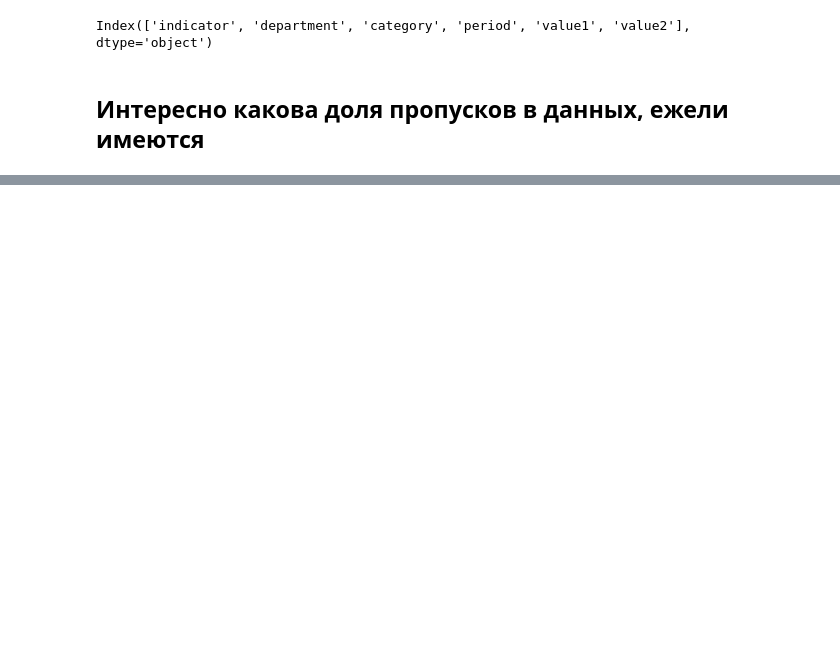
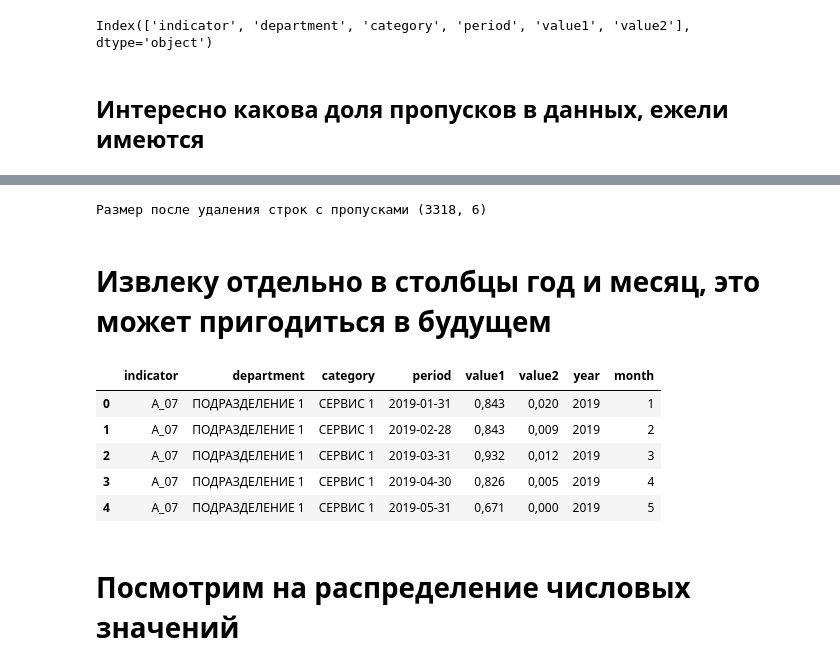
Before and after one commit to INLAE/light-research, a Jupyter notebook: EDA.ipynb, the cells around one changed output, grey strips where cells are left out. Cells and saved outputs as stored; diff of their text form; code cells hidden in the pictures; blank space fills up the shorter version.

```diff
--- a/EDA.ipynb
+++ b/EDA.ipynb
@@ -111,0 +109,7 @@ Index(['indicator', 'department', 'category', 'period', 'value1', 'value2'], dty
+# %%
+df.dropna(inplace=True)
+print(f"Размер после удаления строк с пропусками {df.shape}")
+# %% [output]
+Размер после удаления строк с пропусками (3318, 6)
+# %% [markdown]
+# Извлеку отдельно в столбцы год и месяц, это может пригодиться в будущем
@@ -111,0 +119,11 @@ Index(['indicator', 'department', 'category', 'period', 'value1', 'value2'], dty
+# %%
+df.head()
+# %% [output]
+|  | indicator | department | category | period | value1 | value2 | year | month |
+| 0 | А_07 | ПОДРАЗДЕЛЕНИЕ 1 | СЕРВИС 1 | 2019-01-31 | 0,843 | 0,020 | 2019 | 1 |
+| 1 | А_07 | ПОДРАЗДЕЛЕНИЕ 1 | СЕРВИС 1 | 2019-02-28 | 0,843 | 0,009 | 2019 | 2 |
+| 2 | А_07 | ПОДРАЗДЕЛЕНИЕ 1 | СЕРВИС 1 | 2019-03-31 | 0,932 | 0,012 | 2019 | 3 |
+| 3 | А_07 | ПОДРАЗДЕЛЕНИЕ 1 | СЕРВИС 1 | 2019-04-30 | 0,826 | 0,005 | 2019 | 4 |
+| 4 | А_07 | ПОДРАЗДЕЛЕНИЕ 1 | СЕРВИС 1 | 2019-05-31 | 0,671 | 0,000 | 2019 | 5 |
+# %% [markdown]
+# Посмотрим на распределение числовых значений
```
Also changed, not shown: parts of 30 cells of this notebook.
